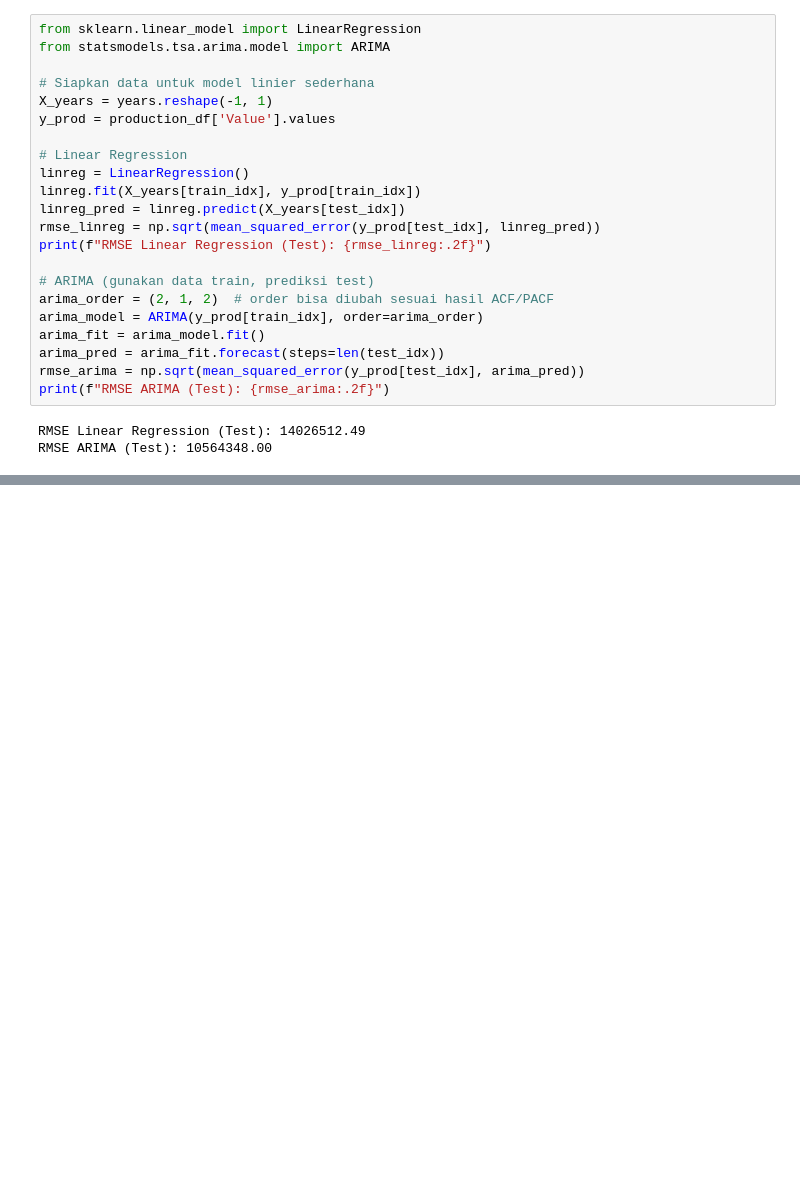
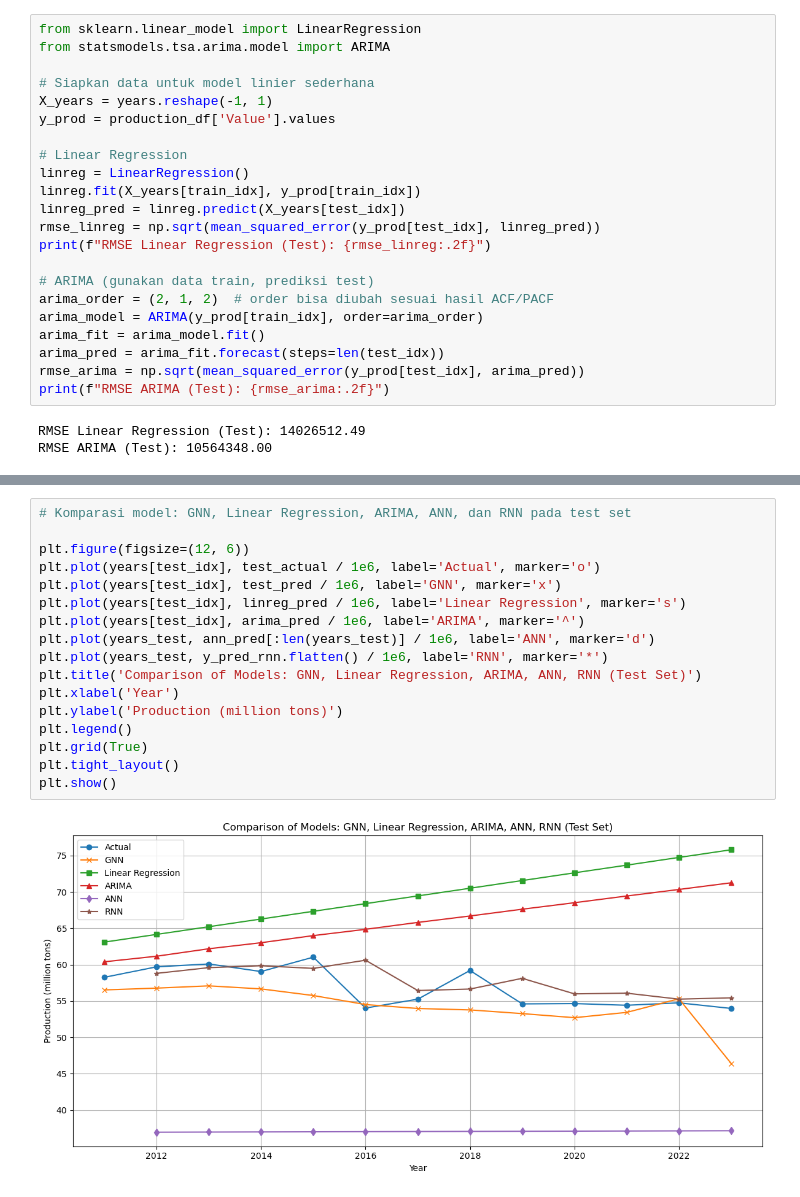
Before and after one commit to Ariful2607/Graph-Machine-Learning, a Jupyter notebook: Yield Prediction.ipynb, the cells around one changed output, grey strips where cells are left out. Saved outputs shown, nothing was run; the diff lists cells and outputs as text; blank space fills up the shorter version.

```diff
--- a/Yield Prediction.ipynb
+++ b/Yield Prediction.ipynb
@@ -522,0 +621,19 @@ plt.show()
+# %%
+# Komparasi model: GNN, Linear Regression, ARIMA, ANN, dan RNN pada test set
+
+plt.figure(figsize=(12, 6))
+plt.plot(years[test_idx], test_actual / 1e6, label='Actual', marker='o')
+plt.plot(years[test_idx], test_pred / 1e6, label='GNN', marker='x')
+plt.plot(years[test_idx], linreg_pred / 1e6, label='Linear Regression', marker='s')
+plt.plot(years[test_idx], arima_pred / 1e6, label='ARIMA', marker='^')
+plt.plot(years_test, ann_pred[:len(years_test)] / 1e6, label='ANN', marker='d')
+plt.plot(years_test, y_pred_rnn.flatten() / 1e6, label='RNN', marker='*')
+plt.title('Comparison of Models: GNN, Linear Regression, ARIMA, ANN, RNN (Test Set)')
+plt.xlabel('Year')
+plt.ylabel('Production (million tons)')
+plt.legend()
+plt.grid(True)
+plt.tight_layout()
+plt.show()
+# %% [output]
+[figure, added]
```
Also changed, not shown: parts of 14 cells of this notebook.
